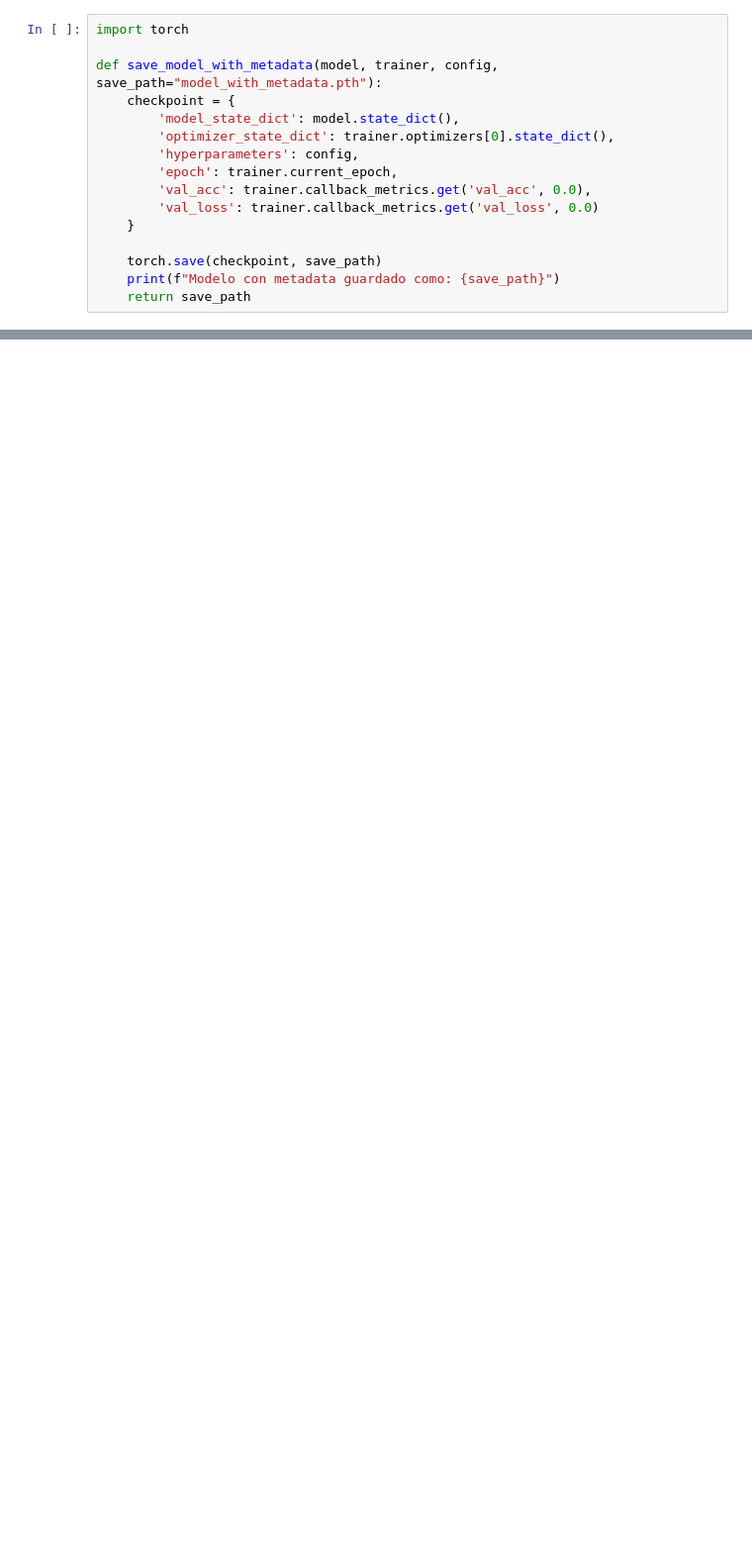
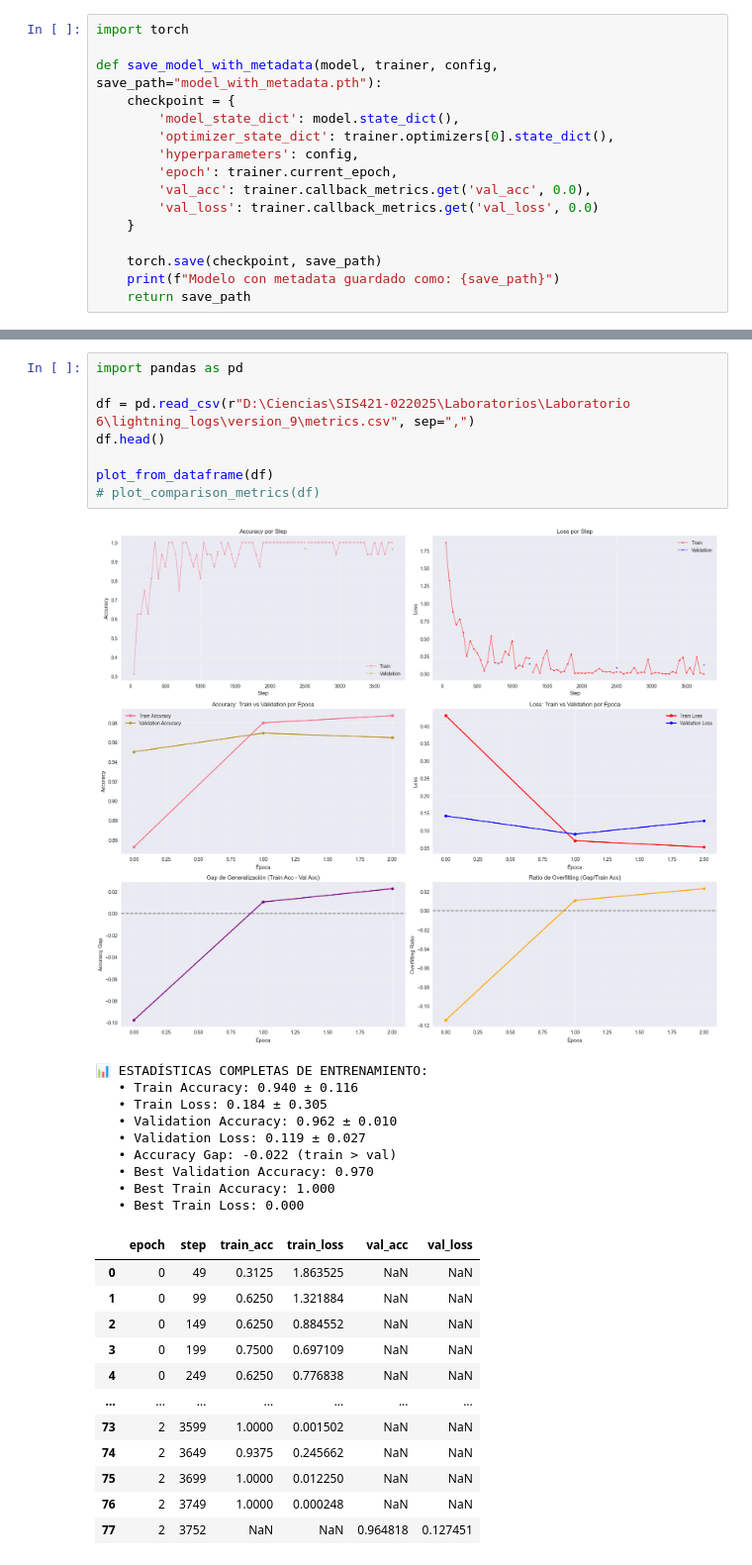
Before and after one commit to bspoloo/SIS421-022025, a Jupyter notebook: Laboratorios/Laboratorio 6/multihead_attention.ipynb, the cells around one changed output, grey strips where cells are left out. Shown at 99% size. Drawn from its saved outputs; the diff is of its cells as text; blank space fills up the shorter version.

```diff
--- a/Laboratorios/Laboratorio 6/multihead_attention.ipynb
+++ b/Laboratorios/Laboratorio 6/multihead_attention.ipynb
@@ -420,0 +727,31 @@ Modelo con metadata guardado como: desechos_model_1.pth
+# %%
+import pandas as pd
+
+df = pd.read_csv(r"D:\Ciencias\SIS421-022025\Laboratorios\Laboratorio 6\lightning_logs\version_9\metrics.csv", sep=",")
+df.head()
+
+plot_from_dataframe(df)
+# plot_comparison_metrics(df)
+# %% [output]
+[figure, added]
+📊 ESTADÍSTICAS COMPLETAS DE ENTRENAMIENTO:
+   • Train Accuracy: 0.940 ± 0.116
+   • Train Loss: 0.184 ± 0.305
+   • Validation Accuracy: 0.962 ± 0.010
+   • Validation Loss: 0.119 ± 0.027
+   • Accuracy Gap: -0.022 (train > val)
+   • Best Validation Accuracy: 0.970
+   • Best Train Accuracy: 1.000
+   • Best Train Loss: 0.000
+|  | epoch | step | train_acc | train_loss | val_acc | val_loss |
+| 0 | 0 | 49 | 0.3125 | 1.863525 | NaN | NaN |
+| 1 | 0 | 99 | 0.6250 | 1.321884 | NaN | NaN |
+| 2 | 0 | 149 | 0.6250 | 0.884552 | NaN | NaN |
+| 3 | 0 | 199 | 0.7500 | 0.697109 | NaN | NaN |
+| 4 | 0 | 249 | 0.6250 | 0.776838 | NaN | NaN |
+| ... | ... | ... | ... | ... | ... | ... |
+| 73 | 2 | 3599 | 1.0000 | 0.001502 | NaN | NaN |
+| 74 | 2 | 3649 | 0.9375 | 0.245662 | NaN | NaN |
+| 75 | 2 | 3699 | 1.0000 | 0.012250 | NaN | NaN |
+| 76 | 2 | 3749 | 1.0000 | 0.000248 | NaN | NaN |
+| 77 | 2 | 3752 | NaN | NaN | 0.964818 | 0.127451 |
```
Also changed, not shown: parts of 17 cells of this notebook.
